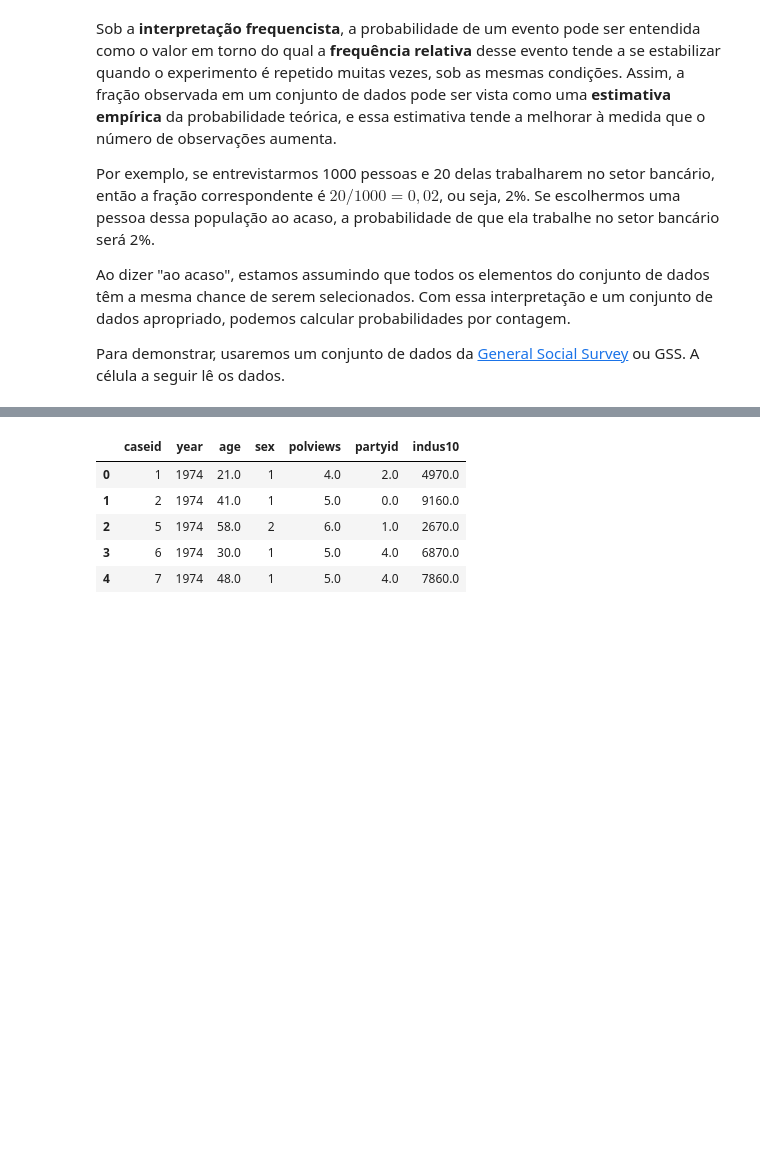
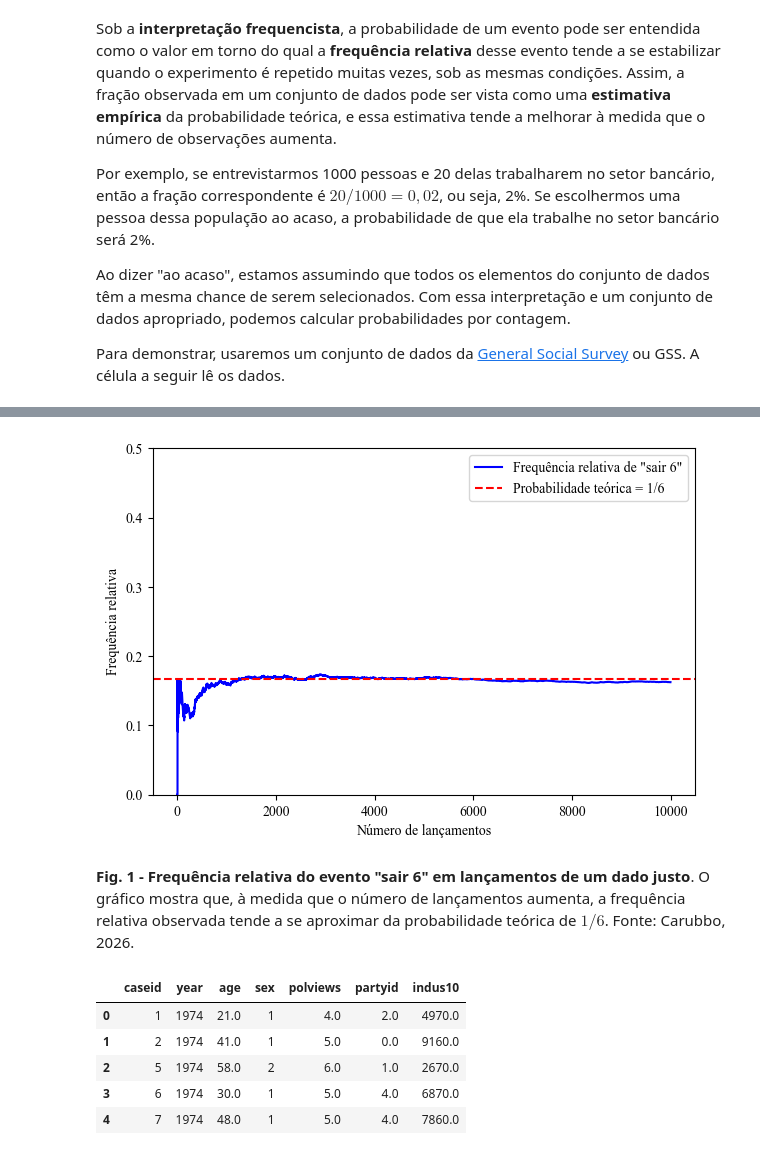
Before and after one commit to carubbi/T199_N724, a Jupyter notebook: aulas/notebooks/6_PRB.ipynb, the cells around one changed output, grey strips where cells are left out. Cells and saved outputs as stored; diff of their text form; code cells hidden in the pictures; blank space fills up the shorter version.

Commit message:
Aprimora visualizacao dos notebooks de probabilidade

```diff
--- a/aulas/notebooks/6_PRB.ipynb
+++ b/aulas/notebooks/6_PRB.ipynb
@@ -96,3 +101,32 @@ import numpy as np
+# %%
+# Simulando a frequência relativa do evento "sair 6"
+# em lançamentos de um dado justo
+n = 10000
+gerador = np.random.default_rng(42)
+lancamentos = gerador.integers(1, 7, size=n)
+evento_seis = (lancamentos == 6)
+frequencia_relativa = np.cumsum(evento_seis) / np.arange(1, n + 1)
+
+plt.plot(
+    frequencia_relativa,
+    color="blue",
+    label='Frequência relativa de "sair 6"'
+)
+plt.axhline(
+    y=1/6,
+    color="red",
+    linestyle="--",
+    label="Probabilidade teórica = 1/6"
+)
+plt.xlabel("Número de lançamentos")
+plt.ylabel("Frequência relativa")
+plt.ylim(0, 0.5)
+plt.legend()
+plt.show()
+# %% [output]
+[figure, added]
+# %% [markdown]
+**Fig. 1 - Frequência relativa do evento "sair 6" em lançamentos de um dado justo**. O gráfico mostra que, à medida que o número de lançamentos aumenta, a frequência relativa observada tende a se aproximar da probabilidade teórica de $1/6$. Fonte: Carubbo, 2026.
 # %%
 # Carregando o dataset
 gss = pd.read_csv('../../dataset/gss_bayes.csv')
```
Also changed, not shown: parts of 21 cells of this notebook, 1 other file.
